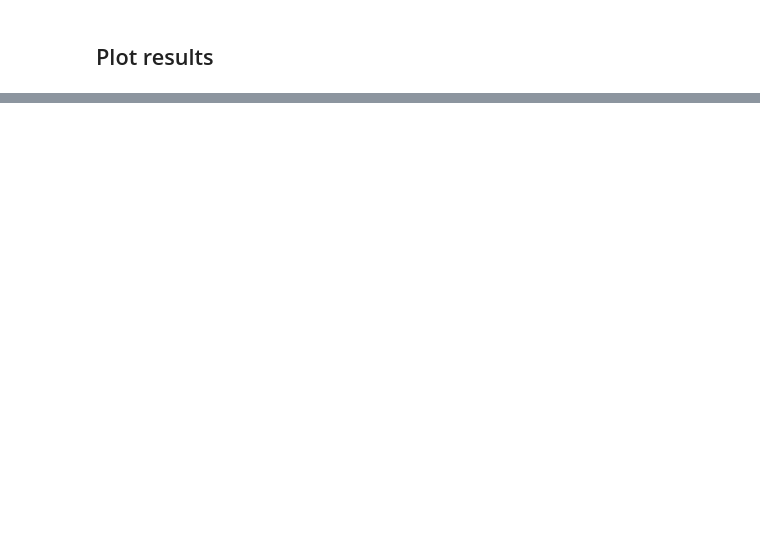
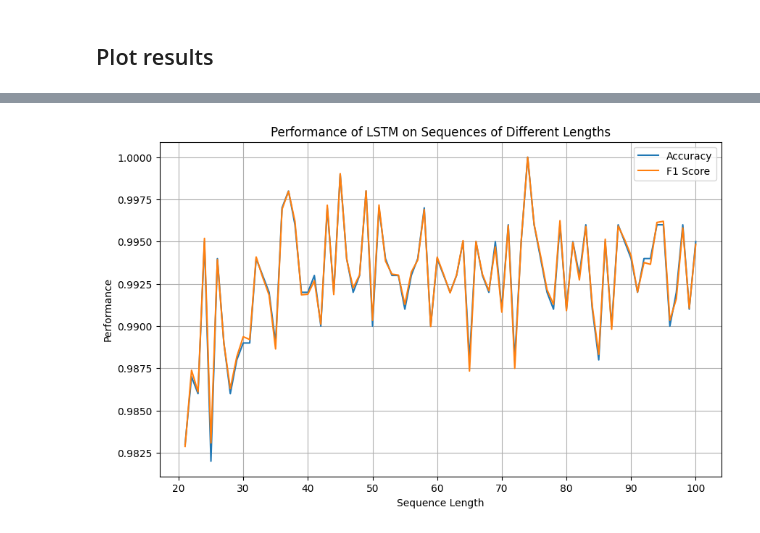
Before and after one commit to hxk874/ADL, a Jupyter notebook: afl3/lstm.ipynb, the cells around one changed output, grey strips where cells are left out. Drawn from its saved outputs; the diff is of its cells as text; code cells hidden in the pictures; blank space fills up the shorter version.

```diff
--- a/afl3/lstm.ipynb
+++ b/afl3/lstm.ipynb
@@ -244,0 +234,13 @@ plt.show()
+# %%
+# Plot performance over sentence length
+plt.figure(figsize=(10, 6))
+plt.plot(range(21, 101), accuracy_per_length, label='Accuracy')
+plt.plot(range(21, 101), f1_score_per_length, label='F1 Score')
+plt.xlabel('Sequence Length')
+plt.ylabel('Performance')
+plt.title('Performance of LSTM on Sequences of Different Lengths')
+plt.legend()
+plt.grid(True)
+plt.show()
+# %% [output]
+[figure, added]
```
Also changed, not shown: parts of 3 cells of this notebook, 1 other file.
